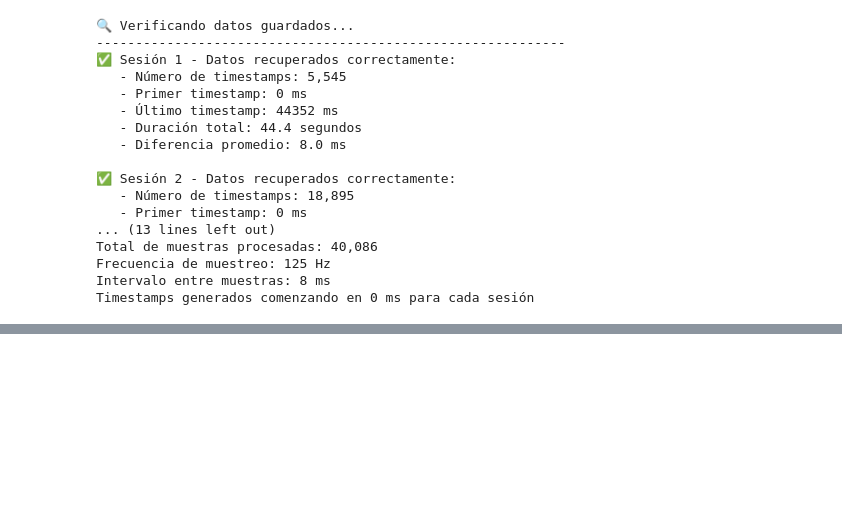
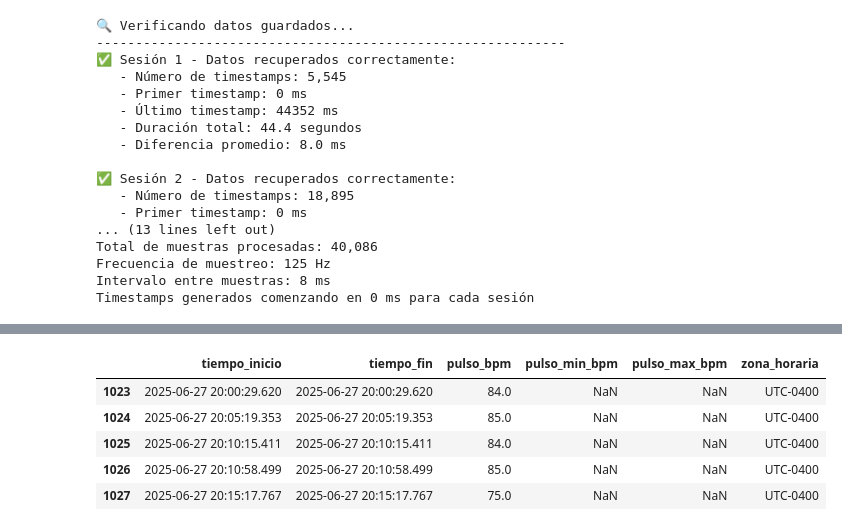
Before and after one commit to EloySerrudo/EMDR-Project, a Jupyter notebook: src/tools/data.ipynb, the cells around one changed output, grey strips where cells are left out. Cells and saved outputs as stored; diff of their text form; code cells hidden in the pictures; blank space fills up the shorter version.

```diff
--- a/src/tools/data.ipynb
+++ b/src/tools/data.ipynb
@@ -328,0 +476,9 @@ Timestamps generados comenzando en 0 ms para cada sesión
+# %%
+df_pulso.tail()
+# %% [output]
+|  | tiempo_inicio | tiempo_fin | pulso_bpm | pulso_min_bpm | pulso_max_bpm | zona_horaria |
+| 1023 | 2025-06-27 20:00:29.620 | 2025-06-27 20:00:29.620 | 84.0 | NaN | NaN | UTC-0400 |
+| 1024 | 2025-06-27 20:05:19.353 | 2025-06-27 20:05:19.353 | 85.0 | NaN | NaN | UTC-0400 |
+| 1025 | 2025-06-27 20:10:15.411 | 2025-06-27 20:10:15.411 | 84.0 | NaN | NaN | UTC-0400 |
+| 1026 | 2025-06-27 20:10:58.499 | 2025-06-27 20:10:58.499 | 85.0 | NaN | NaN | UTC-0400 |
+| 1027 | 2025-06-27 20:15:17.767 | 2025-06-27 20:15:17.767 | 75.0 | NaN | NaN | UTC-0400 |
```
Also changed, not shown: parts of 5 cells of this notebook, 5 other files.
